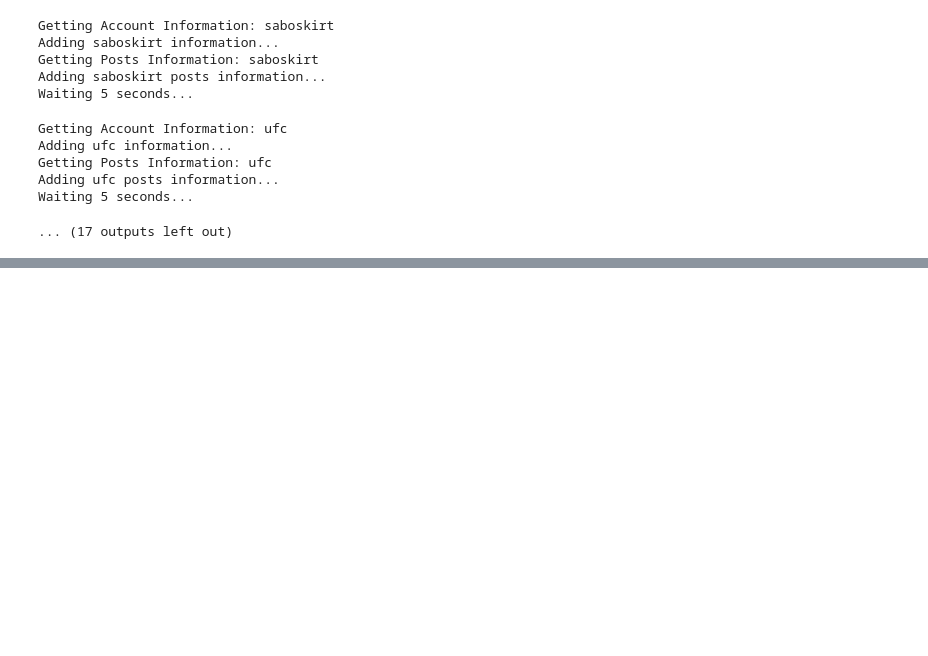
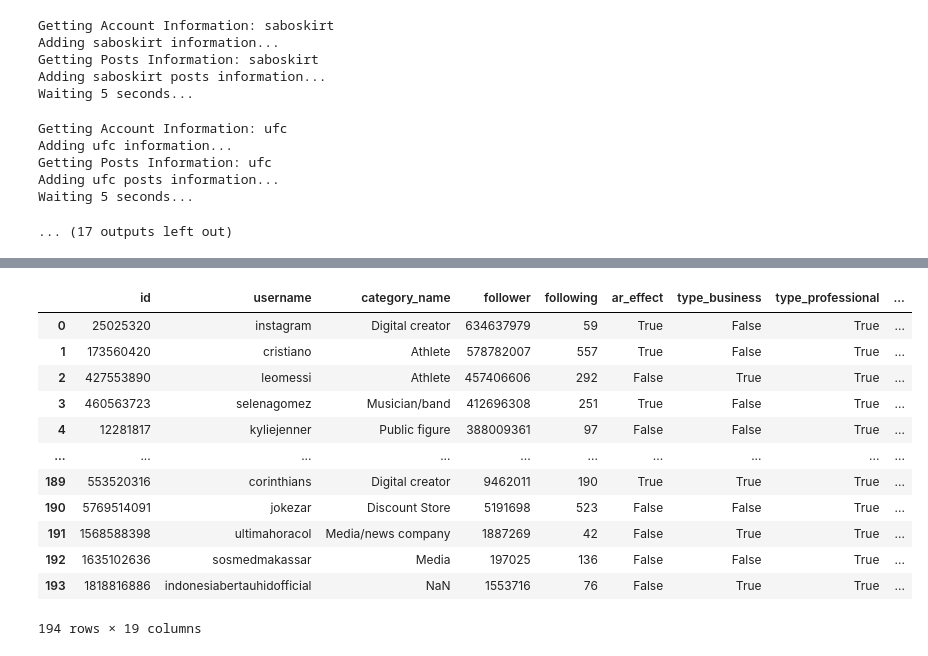
Before and after one commit to SimplyRamin/Insta_like_prediction_310ai_competition, a Jupyter notebook: main.ipynb, the cells around one changed output, grey strips where cells are left out. Cells and saved outputs as stored; diff of their text form; code cells hidden in the pictures; blank space fills up the shorter version.

```diff
--- a/main.ipynb
+++ b/main.ipynb
@@ -767,0 +541,5 @@ True
+# %%
+main_accounts_df = pd.read_csv('Data/accounts.csv')
+main_posts_df = pd.read_csv('Data/posts.csv')
+main_accounts_df.drop(columns=['Unnamed: 0'], inplace=True)
+main_posts_df.drop(columns=['Unnamed: 0'], inplace=True)
@@ -767,0 +569,16 @@ True
+# %%
+main_accounts_df
+# %% [output]
+|  | id | username | category_name | follower | following | ar_effect | type_business | type_professional | ... |
+| 0 | 25025320 | instagram | Digital creator | 634637979 | 59 | True | False | True | ... |
+| 1 | 173560420 | cristiano | Athlete | 578782007 | 557 | True | False | True | ... |
+| 2 | 427553890 | leomessi | Athlete | 457406606 | 292 | False | True | True | ... |
+| 3 | 460563723 | selenagomez | Musician/band | 412696308 | 251 | True | False | True | ... |
+| 4 | 12281817 | kyliejenner | Public figure | 388009361 | 97 | False | False | True | ... |
+| ... | ... | ... | ... | ... | ... | ... | ... | ... | ... |
+| 189 | 553520316 | corinthians | Digital creator | 9462011 | 190 | True | True | True | ... |
+| 190 | 5769514091 | jokezar | Discount Store | 5191698 | 523 | False | False | True | ... |
+| 191 | 1568588398 | ultimahoracol | Media/news company | 1887269 | 42 | False | True | True | ... |
+| 192 | 1635102636 | sosmedmakassar | Media | 197025 | 136 | False | False | True | ... |
+| 193 | 1818816886 | indonesiabertauhidofficial | NaN | 1553716 | 76 | False | True | True | ... |
+194 rows × 19 columns
```
Also changed, not shown: parts of 20 cells of this notebook, 2 other files.
